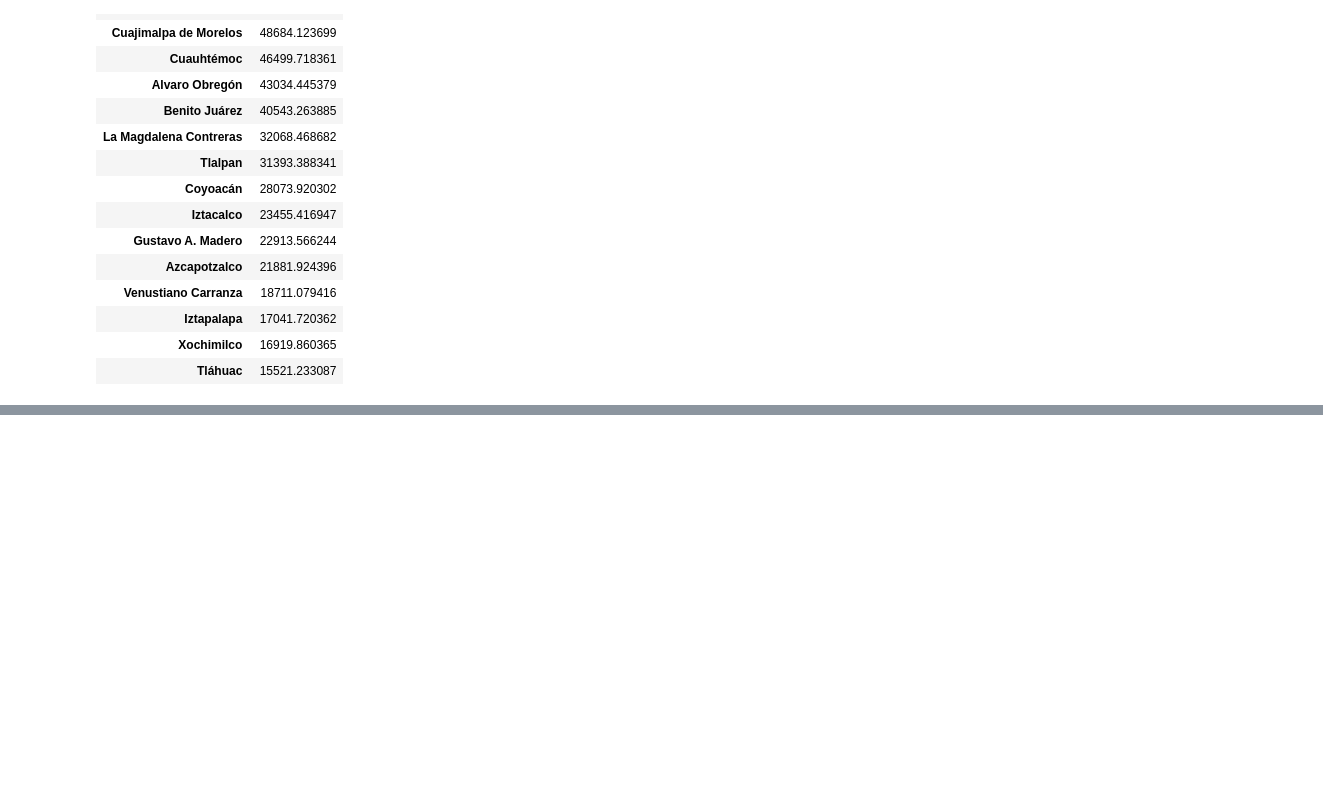
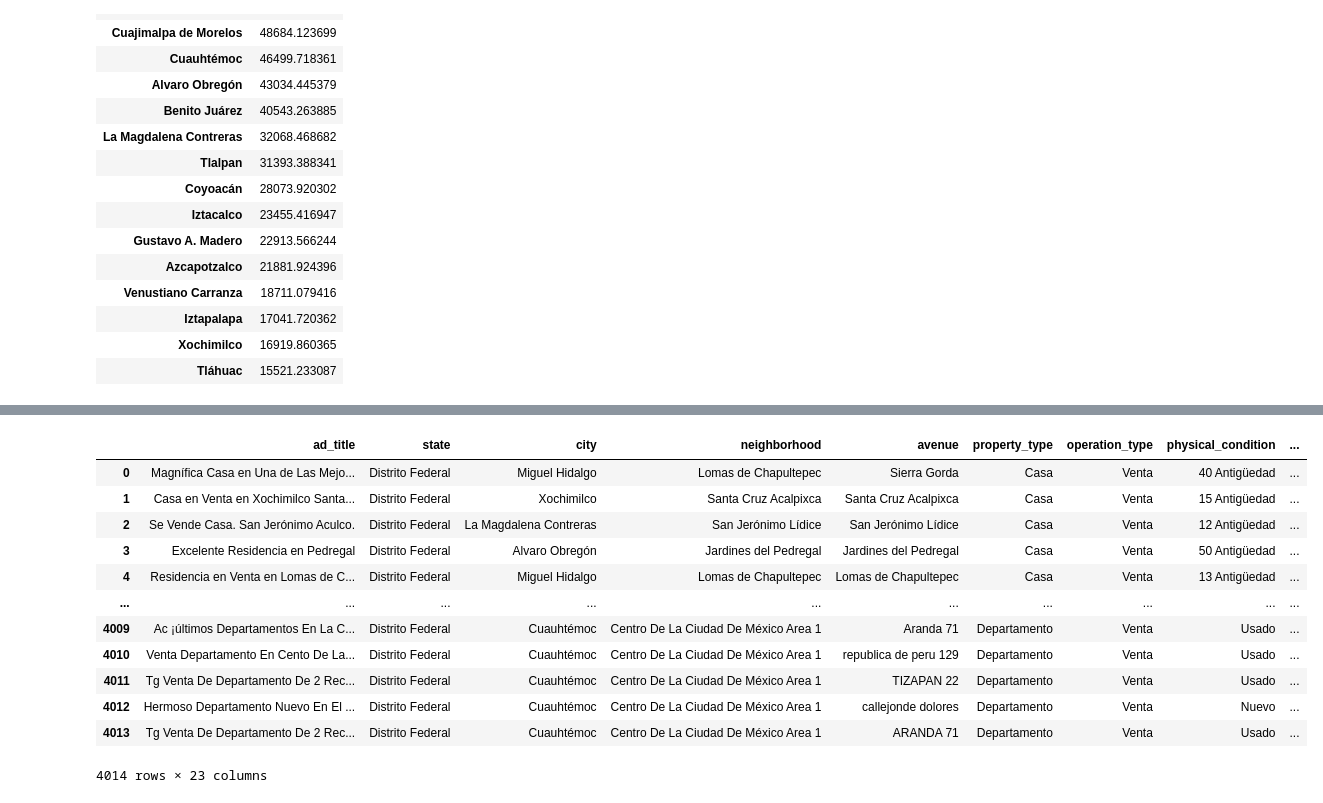
Before and after one commit to trezeget-1/meli_project, a Jupyter notebook: inmuebles_24 & Meli (further analysis).ipynb, the cells around one changed output, grey strips where cells are left out. Saved outputs shown, nothing was run; the diff lists cells and outputs as text; code cells hidden in the pictures; blank space fills up the shorter version.

```diff
--- a/inmuebles_24 & Meli (further analysis).ipynb
+++ b/inmuebles_24 & Meli (further analysis).ipynb
@@ -704,0 +725,2 @@ number_of_properties_advertised.sort_values(by = "Precio por m2", ascending = Fa
+# %%
+full_dataset_backup = complete_dataset_df
@@ -704,0 +747,42 @@ number_of_properties_advertised.sort_values(by = "Precio por m2", ascending = Fa
+# %%
+full_dataset_backup = (
+    full_dataset_backup.rename(columns = {
+        "Nombre de Publicación":"ad_title",
+        "Estado":"state",
+        "Ciudad":"city",
+        "Colonia":"neighborhood",
+        "Avenida":"avenue",
+        "Tipo de propiedad":"property_type",
+        "Tipo de Operación":"operation_type",
+        "Condición del Inmueble":"physical_condition",
+        "Precio":"price",
+        "Precio por m2":"price_per_m2",
+        "Moneda":"currency",
+        "Número de recámaras":"bedrooms_number",
+        "Número de baños completos":"bathrooms_number",
+        "Número de m2":"size",
+        "Unidad de medida":"size_unit",
+        "Link de la publicación":"permalink",
+        "Foto de publicación":"thumbnail",
+        "Real State Agency?":"seller_agency",
+        "Latitud":"latitude",
+        "Longitud":"longitude",
+        "ID":"ad_id",
+    })
+)
+# %%
+full_dataset_backup
+# %% [output]
+|  | ad_title | state | city | neighborhood | avenue | property_type | operation_type | physical_condition | ... |
+| 0 | Magnífica Casa en Una de Las Mejo... | Distrito Federal | Miguel Hidalgo | Lomas de Chapultepec | Sierra Gorda | Casa | Venta | 40 Antigüedad | ... |
+| 1 | Casa en Venta en Xochimilco Santa... | Distrito Federal | Xochimilco | Santa Cruz Acalpixca | Santa Cruz Acalpixca | Casa | Venta | 15 Antigüedad | ... |
+| 2 | Se Vende Casa. San Jerónimo Aculco. | Distrito Federal | La Magdalena Contreras | San Jerónimo Lídice | San Jerónimo Lídice | Casa | Venta | 12 Antigüedad | ... |
+| 3 | Excelente Residencia en Pedregal | Distrito Federal | Alvaro Obregón | Jardines del Pedregal | Jardines del Pedregal | Casa | Venta | 50 Antigüedad | ... |
+| 4 | Residencia en Venta en Lomas de C... | Distrito Federal | Miguel Hidalgo | Lomas de Chapultepec | Lomas de Chapultepec | Casa | Venta | 13 Antigüedad | ... |
+| ... | ... | ... | ... | ... | ... | ... | ... | ... | ... |
+| 4009 | Ac ¡últimos Departamentos En La C... | Distrito Federal | Cuauhtémoc | Centro De La Ciudad De México Area 1 | Aranda 71 | Departamento | Venta | Usado | ... |
+| 4010 | Venta Departamento En Cento De La... | Distrito Federal | Cuauhtémoc | Centro De La Ciudad De México Area 1 | republica de peru 129 | Departamento | Venta | Usado | ... |
+| 4011 | Tg Venta De Departamento De 2 Rec... | Distrito Federal | Cuauhtémoc | Centro De La Ciudad De México Area 1 | TIZAPAN 22 | Departamento | Venta | Usado | ... |
+| 4012 | Hermoso Departamento Nuevo En El ... | Distrito Federal | Cuauhtémoc | Centro De La Ciudad De México Area 1 | callejonde dolores | Departamento | Venta | Nuevo | ... |
+| 4013 | Tg Venta De Departamento De 2 Rec... | Distrito Federal | Cuauhtémoc | Centro De La Ciudad De México Area 1 | ARANDA 71 | Departamento | Venta | Usado | ... |
+4014 rows × 23 columns
```
Also changed, not shown: parts of 19 cells of this notebook, 1 other file.
